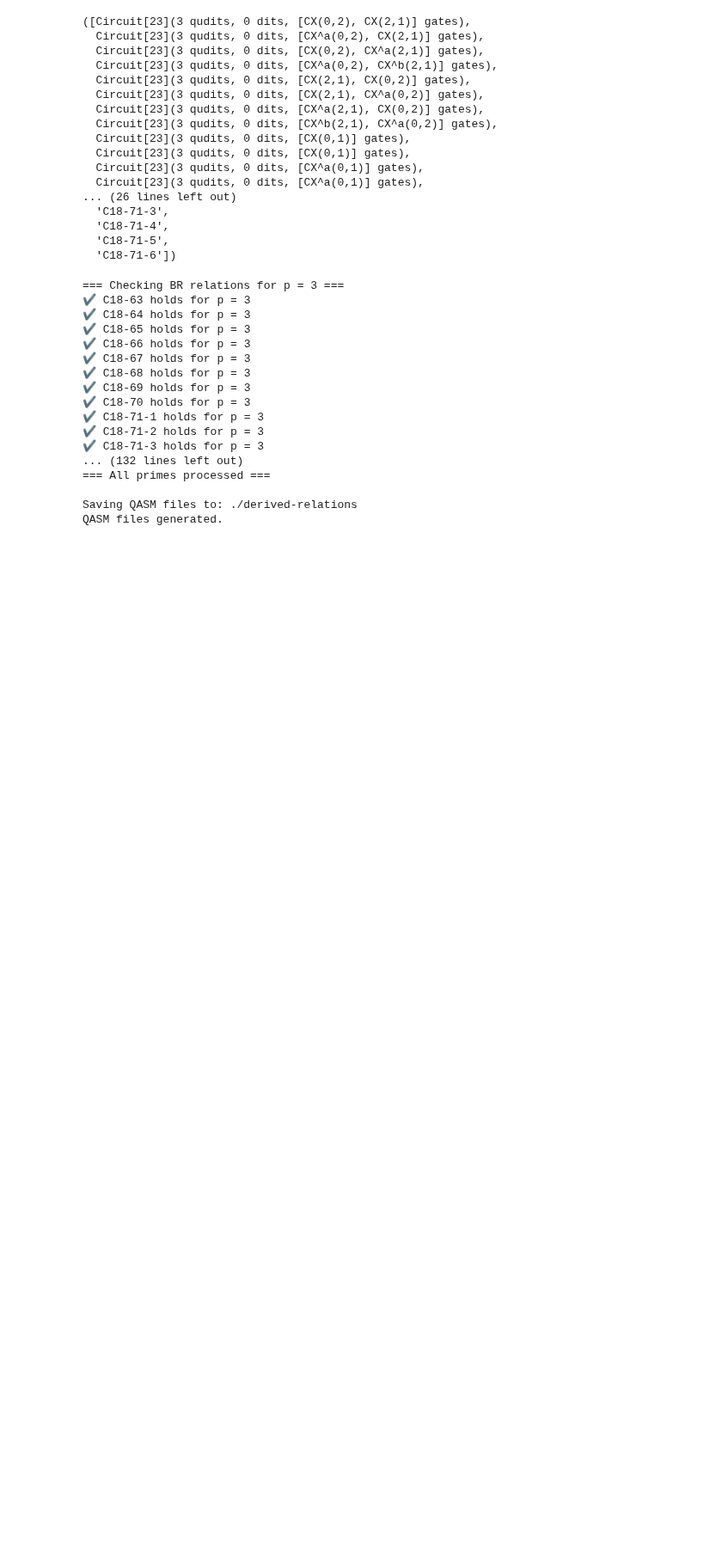
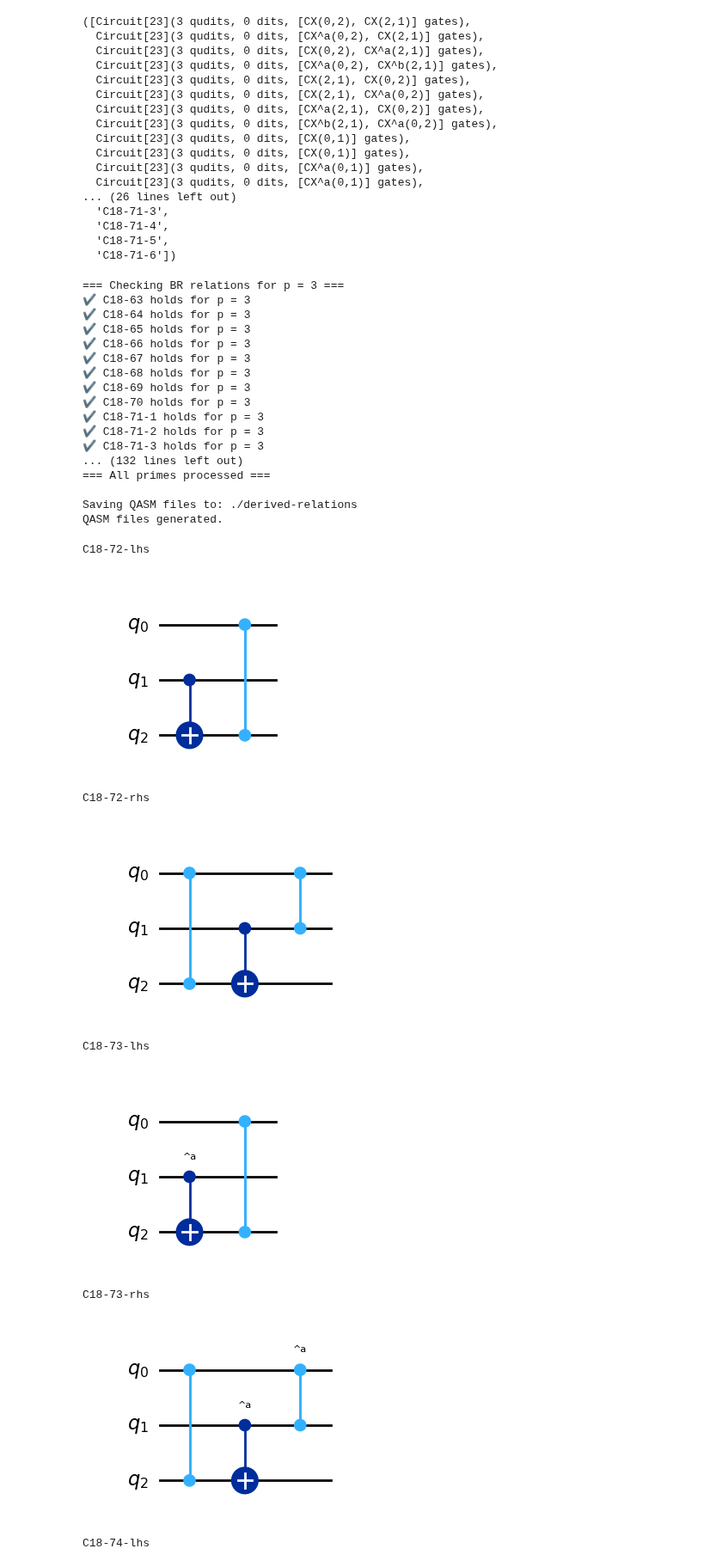
Before and after one commit to SarahMMMLi/QuditClifford, a Jupyter notebook: notebooks/DerivedRelations-Soundness.ipynb, the cells around one changed output. Shown at 86% size. Cells and saved outputs as stored; diff of their text form; code cells hidden in the pictures; blank space fills up the shorter version.

```diff
--- a/notebooks/DerivedRelations-Soundness.ipynb
+++ b/notebooks/DerivedRelations-Soundness.ipynb
@@ -5185,0 +5353,12 @@ QASM files generated.
+# %%
+generate_XC_CZ_72_remote(23)
+# %% [output]
+C18-72-lhs
+[figure, added]
+C18-72-rhs
+[figure, added]
+C18-73-lhs
+[figure, added]
+C18-73-rhs
+[figure, added]
+C18-74-lhs
```
Also changed, not shown: parts of 2 cells of this notebook, 28 other files.
